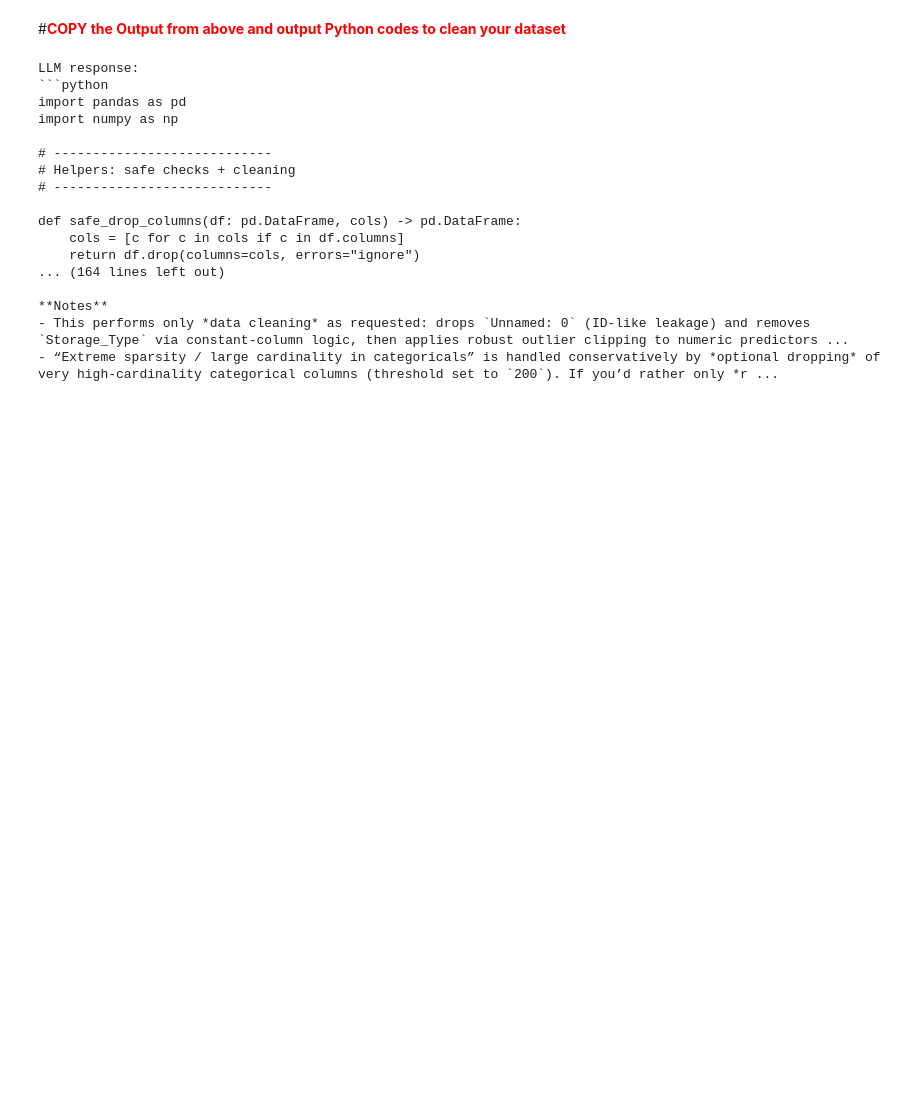
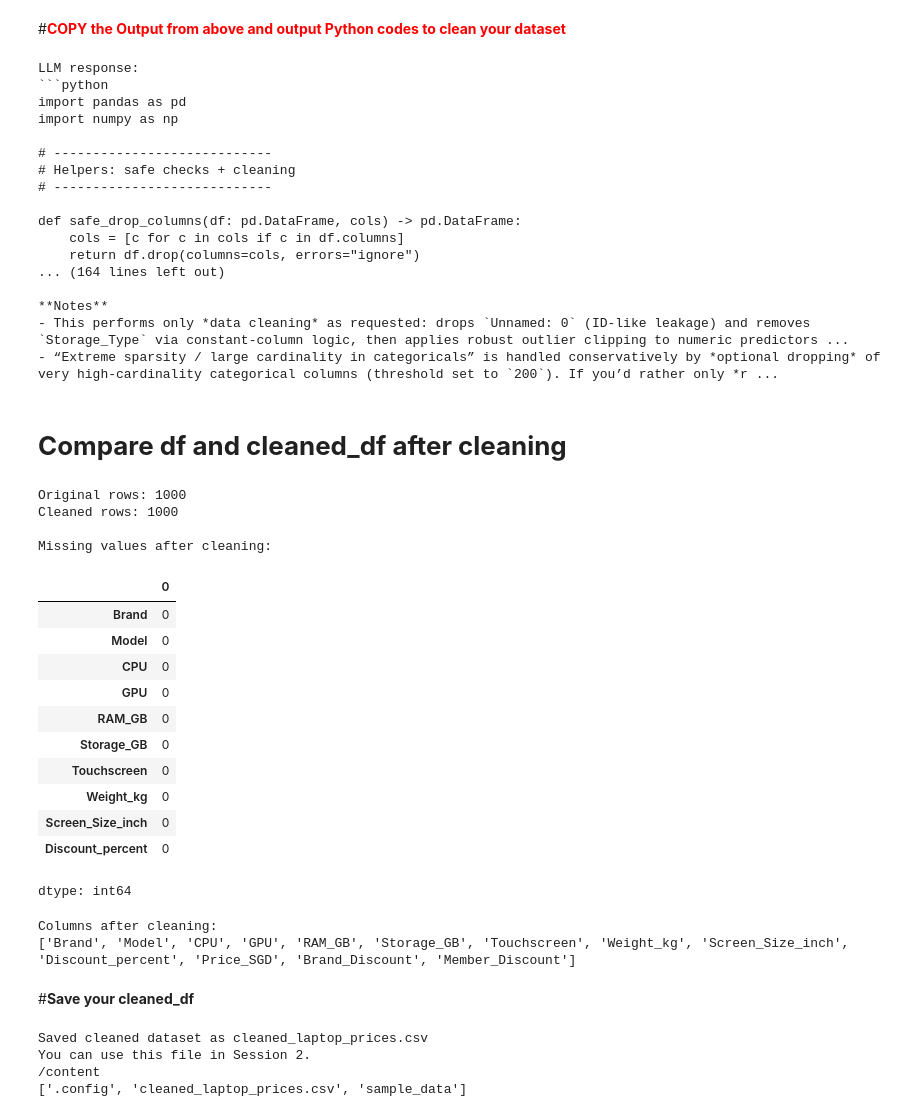
Before and after one commit to miffylim2308/ADALL_github, a Jupyter notebook: ADALL_My_Template.ipynb, the cells around one changed output. Drawn from its saved outputs; the diff is of its cells as text; code cells hidden in the pictures; blank space fills up the shorter version.

```diff
--- a/ADALL_My_Template.ipynb
+++ b/ADALL_My_Template.ipynb
@@ -634,3 +665,57 @@ def safe_drop_columns(df: pd.DataFrame, cols) -> pd.DataFrame:
 **Notes**
 - This performs only *data cleaning* as requested: drops `Unnamed: 0` (ID-like leakage) and removes `Storage_Type` via constant-column logic, then applies robust outlier clipping to numeric predictors ...
 - “Extreme sparsity / large cardinality in categoricals” is handled conservatively by *optional dropping* of very high-cardinality categorical columns (threshold set to `200`). If you’d rather only *r ...
+# %% [markdown]
+# **Compare df and cleaned_df after cleaning**
+# %%
+# What to check after cleaning:
+# 1. Did the number of rows stay the same?
+# 2. Did the discount columns disappear?
+# 3. Are there missing values that still need attention?
+# 4. Does Price_SGD still exist as the target column?
+
+print('Original rows:', df.shape[0])
+print('Cleaned rows:', cleaned_df.shape[0])
+
+print('\nMissing values after cleaning:')
+missing_after_cleaning = cleaned_df.isna().sum()
+display(missing_after_cleaning.sort_values(ascending=False).head(10))
+
+print('\nColumns after cleaning:')
+print(cleaned_df.columns.tolist())
+# %% [output]
+Original rows: 1000
+Cleaned rows: 1000
+
+Missing values after cleaning:
+|  | 0 |
+| Brand | 0 |
+| Model | 0 |
+| CPU | 0 |
+| GPU | 0 |
+| RAM_GB | 0 |
+| Storage_GB | 0 |
+| Touchscreen | 0 |
+| Weight_kg | 0 |
+| Screen_Size_inch | 0 |
+| Discount_percent | 0 |
+dtype: int64
+Columns after cleaning:
+['Brand', 'Model', 'CPU', 'GPU', 'RAM_GB', 'Storage_GB', 'Touchscreen', 'Weight_kg', 'Screen_Size_inch', 'Discount_percent', 'Price_SGD', 'Brand_Discount', 'Member_Discount']
+# %% [markdown]
+#**Save your cleaned_df**
+# %%
+#aved to Google colab /content. Files in /content are temporary and disappear when the Colab runtime ends
+cleaned_df.to_csv('cleaned_laptop_prices.csv', index=False)
+
+print('Saved cleaned dataset as cleaned_laptop_prices.csv')
+print('You can use this file in Session 2.')
+
+import os
+print(os.getcwd())
+print(os.listdir())
+# %% [output]
+Saved cleaned dataset as cleaned_laptop_prices.csv
+You can use this file in Session 2.
+/content
+['.config', 'cleaned_laptop_prices.csv', 'sample_data']
```
Also changed, not shown: parts of 22 cells of this notebook.
